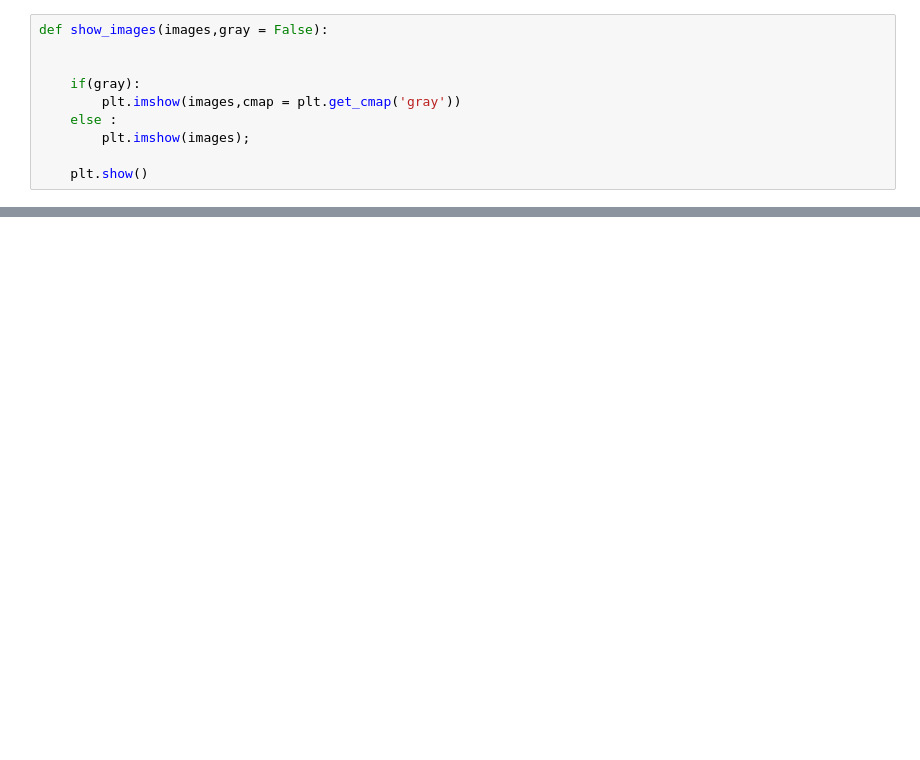
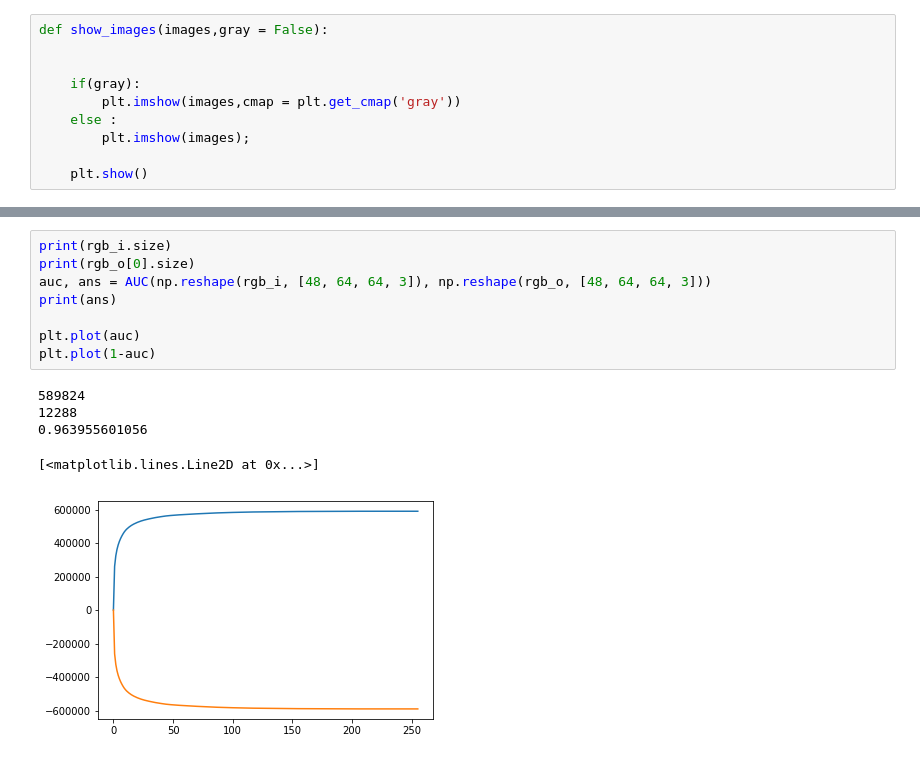
Before and after one commit to sanyammehra/AutoColor, a Jupyter notebook: src/UsingTrainedModel.ipynb, the cells around one changed output, grey strips where cells are left out. Cells and saved outputs as stored; diff of their text form; blank space fills up the shorter version.

```diff
--- a/src/UsingTrainedModel.ipynb
+++ b/src/UsingTrainedModel.ipynb
@@ -104,0 +110,14 @@ show_images(rgb_i[0])
+# %%
+print(rgb_i.size)
+print(rgb_o[0].size)
+auc, ans = AUC(np.reshape(rgb_i, [48, 64, 64, 3]), np.reshape(rgb_o, [48, 64, 64, 3]))
+print(ans)
+
+plt.plot(auc)
+plt.plot(1-auc)
+# %% [output]
+589824
+12288
+0.963955601056
+[<matplotlib.lines.Line2D at 0x...>]
+[figure, added]
```
Also changed, not shown: parts of 5 cells of this notebook, 1 other file.
